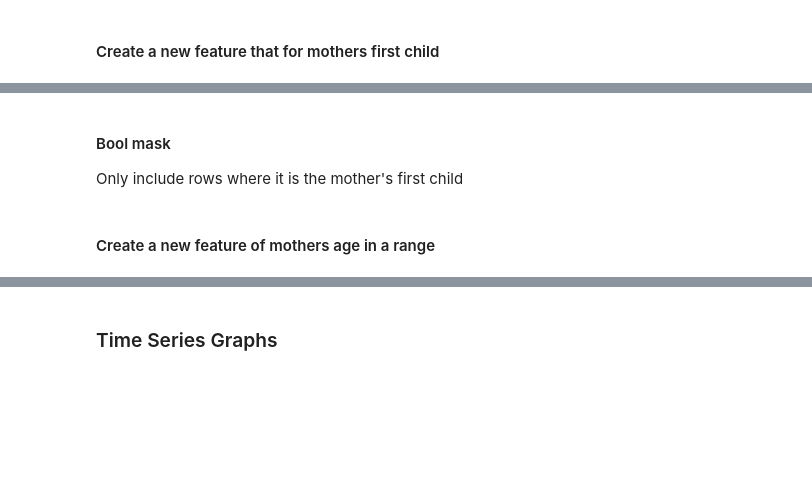
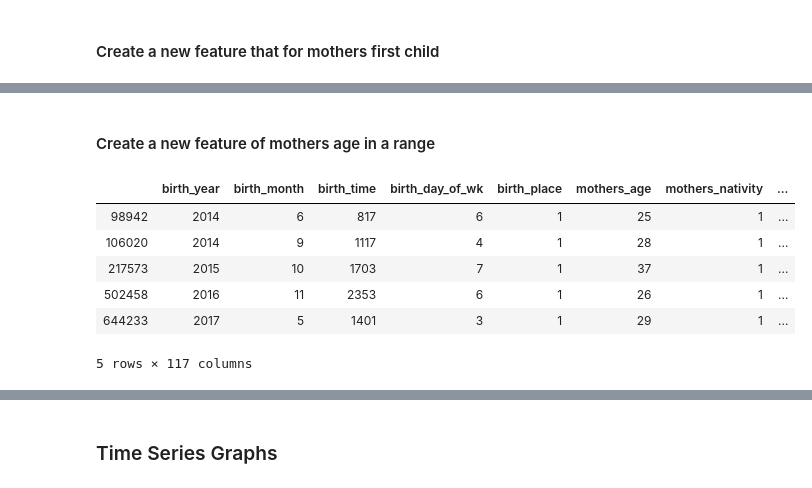
Before and after one commit to mkwasnica/CDC_capstone, a Jupyter notebook: notebooks/CHTimeSeries.ipynb, the cells around one changed output, grey strips where cells are left out. Drawn from its saved outputs; the diff is of its cells as text; code cells hidden in the pictures; blank space fills up the shorter version.

```diff
--- a/notebooks/CHTimeSeries.ipynb
+++ b/notebooks/CHTimeSeries.ipynb
@@ -97,3 +90,0 @@ NameError: name 'totDF' is not defined
-# %% [markdown]
-#### Bool mask
-Only include rows where it is the mother's first child
@@ -107,5 +94,15 @@ Only include rows where it is the mother's first child
 totDF['mothers_age_groups']= pd.cut(totDF['mothers_age'], 4, labels = ['12-19', '20-29', '30-39','40-50'])
 # %%
 totDF['plurality']#.value_counts()
+# %%
+totDF.loc[totDF['plurality'] == 5]
+# %% [output]
+|  | birth_year | birth_month | birth_time | birth_day_of_wk | birth_place | mothers_age | mothers_nativity | ... |
+| 98942 | 2014 | 6 | 817 | 6 | 1 | 25 | 1 | ... |
+| 106020 | 2014 | 9 | 1117 | 4 | 1 | 28 | 1 | ... |
+| 217573 | 2015 | 10 | 1703 | 7 | 1 | 37 | 1 | ... |
+| 502458 | 2016 | 11 | 2353 | 6 | 1 | 26 | 1 | ... |
+| 644233 | 2017 | 5 | 1401 | 3 | 1 | 29 | 1 | ... |
+5 rows × 117 columns
 # %%
 totDF.groupby('plurality')['birth_year'].value_counts()
```
Also changed, not shown: parts of 12 cells of this notebook, 7 other files.
